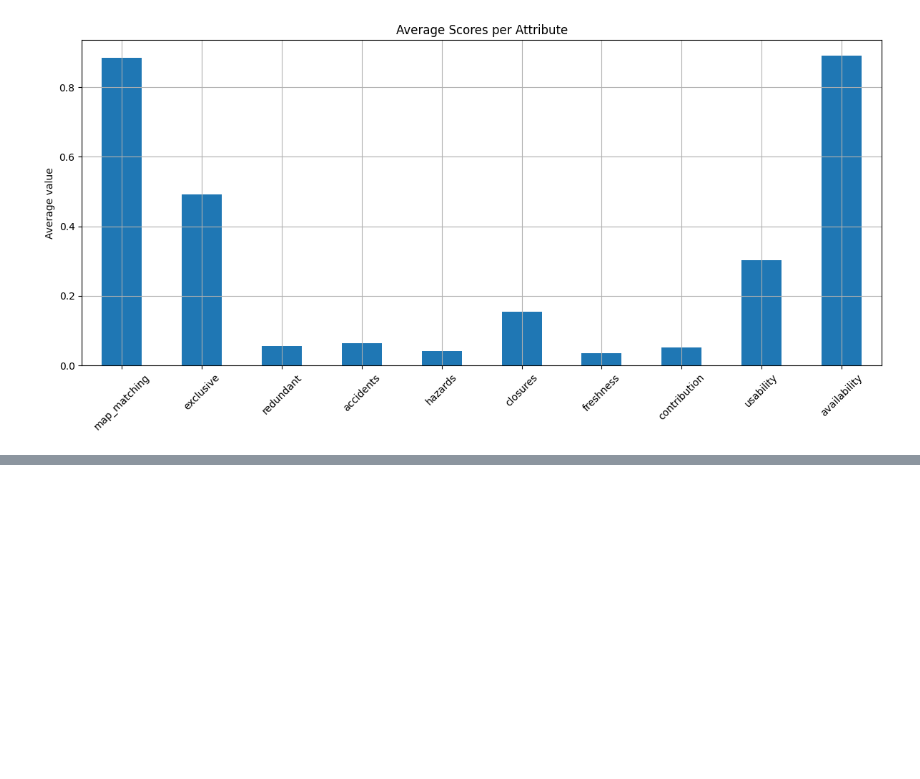
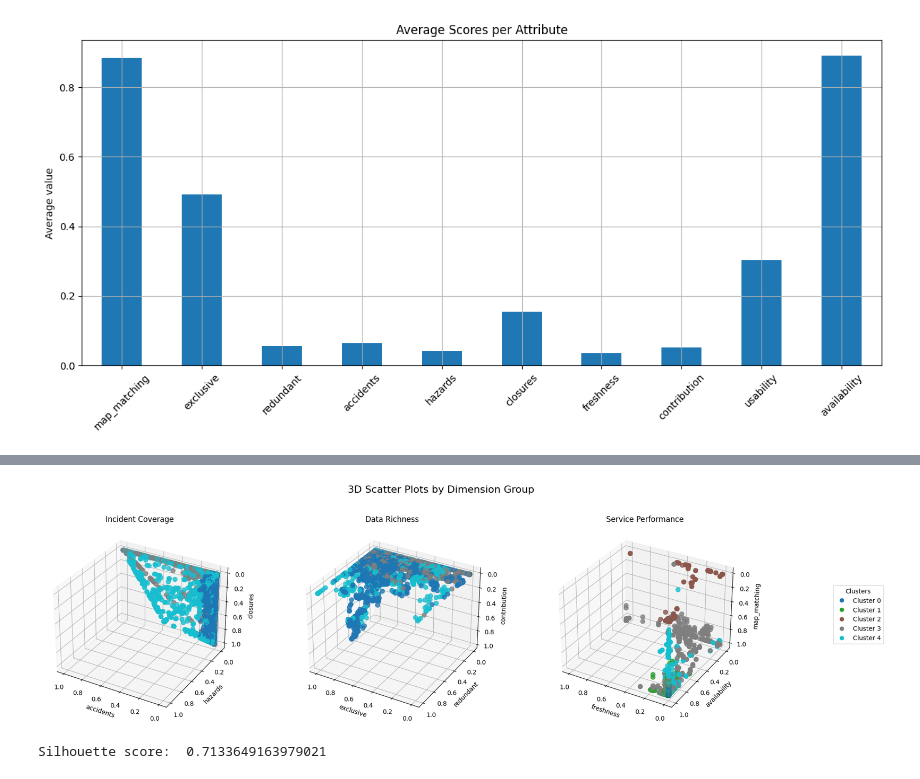
Before and after one commit to ArjanFaber-TomTom/Provider_Classification_System_Development, a Jupyter notebook: Providers_Classification.ipynb, the cells around one changed output, grey strips where cells are left out. Drawn from its saved outputs; the diff is of its cells as text; code cells hidden in the pictures; blank space fills up the shorter version.

```diff
--- a/Providers_Classification.ipynb
+++ b/Providers_Classification.ipynb
@@ -391,0 +331,2 @@ cluster_summary_var[['variance_score', 'grade']]
+# %%
+df_clus, df_clus_mean, df_clus_var, df_clus_thld, score_gmm, bic, aic =  cluster_gmm(df, a=1,b=1,c=0,d=0)
@@ -409,0 +498,7 @@ cluster_summary
+# %%
+var_name = 'cluster_GMM'
+plot(df_clus, var_name)
+print ("Silhouette score: " , score_gmm)
+# %% [output]
+[figure, added]
+Silhouette score:  0.7133649163979021
```
Also changed, not shown: parts of 22 cells of this notebook.
